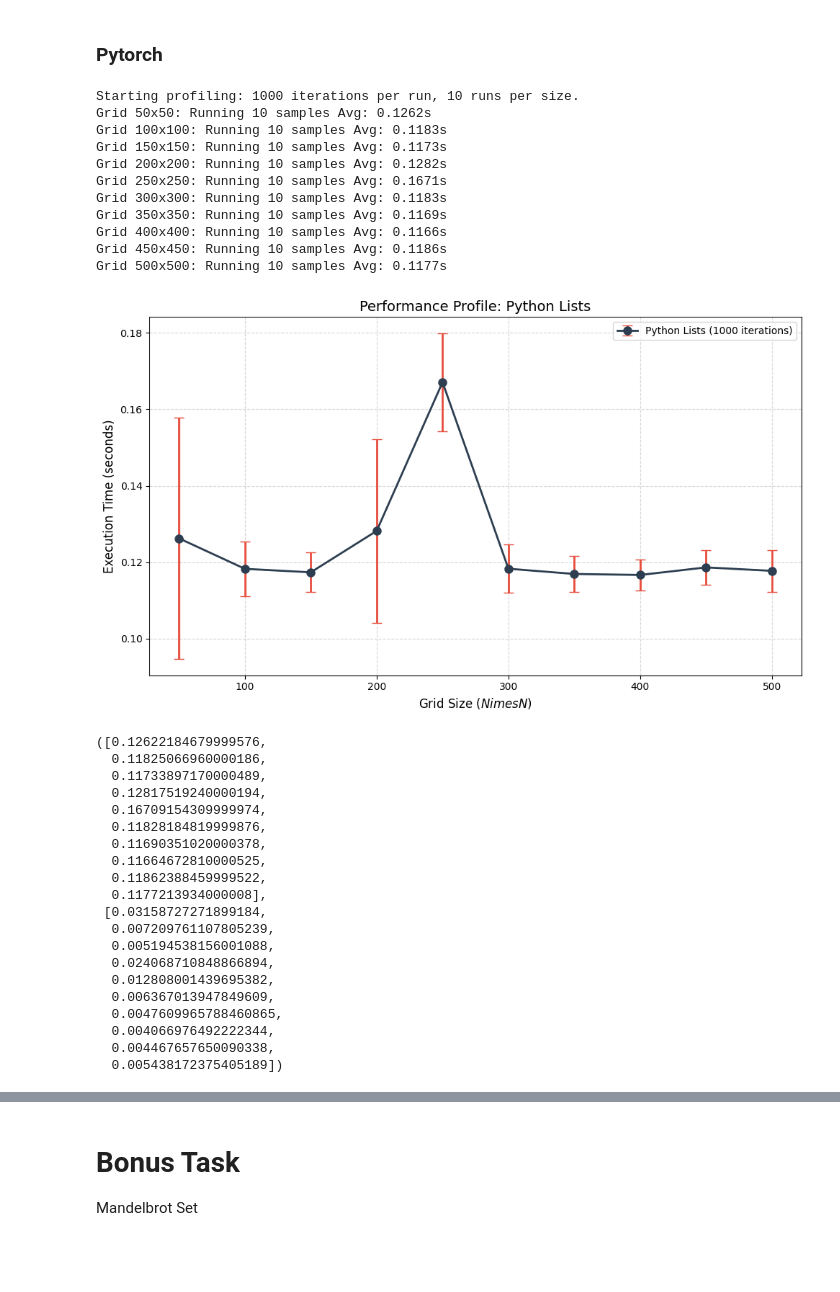
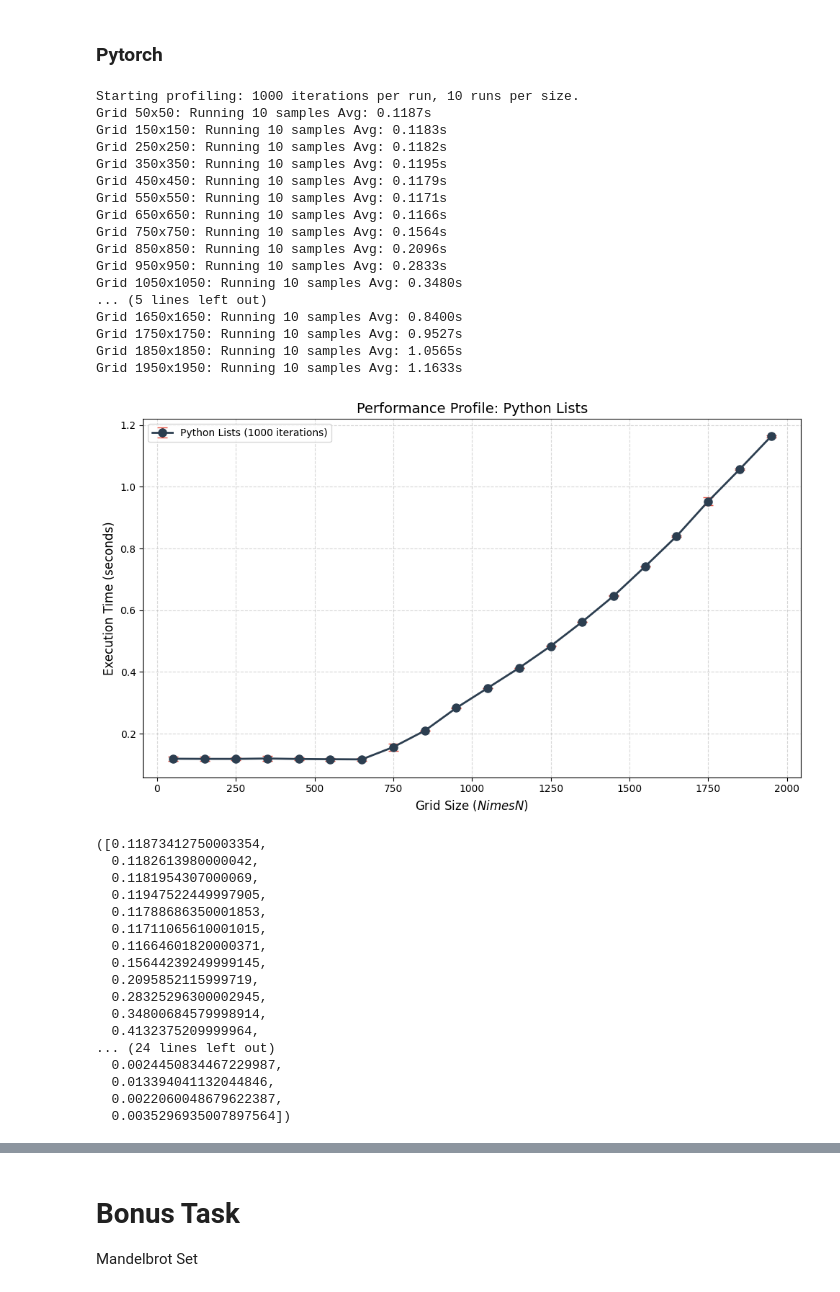
Before and after one commit to anson-ryea/dd2358-work, a Jupyter notebook: asm3/asm3.ipynb, the cells around one changed output, grey strips where cells are left out. Cells and saved outputs as stored; diff of their text form; code cells hidden in the pictures; blank space fills up the shorter version.

```diff
--- a/asm3/asm3.ipynb
+++ b/asm3/asm3.ipynb
@@ -352,41 +380,44 @@ import cupy as cp
 # %% [markdown]
 ### Pytorch
 # %%
-grid_sizes = range(50, 550, 50)
+grid_sizes = range(50, 2050, 100)
 iterations = 1000
 runs_per_size = 10
 
 profile_time(run_only_torch, initialise_grid_torch, grid_sizes, iterations, runs_per_size)
 # %% [output]
 Starting profiling: 1000 iterations per run, 10 runs per size.
-Grid 50x50: Running 10 samples Avg: 0.1262s
-Grid 100x100: Running 10 samples Avg: 0.1183s
-Grid 150x150: Running 10 samples Avg: 0.1173s
-Grid 200x200: Running 10 samples Avg: 0.1282s
-Grid 250x250: Running 10 samples Avg: 0.1671s
-Grid 300x300: Running 10 samples Avg: 0.1183s
-Grid 350x350: Running 10 samples Avg: 0.1169s
-Grid 400x400: Running 10 samples Avg: 0.1166s
-Grid 450x450: Running 10 samples Avg: 0.1186s
-Grid 500x500: Running 10 samples Avg: 0.1177s
+Grid 50x50: Running 10 samples Avg: 0.1187s
+Grid 150x150: Running 10 samples Avg: 0.1183s
+Grid 250x250: Running 10 samples Avg: 0.1182s
+Grid 350x350: Running 10 samples Avg: 0.1195s
+Grid 450x450: Running 10 samples Avg: 0.1179s
+Grid 550x550: Running 10 samples Avg: 0.1171s
+Grid 650x650: Running 10 samples Avg: 0.1166s
+Grid 750x750: Running 10 samples Avg: 0.1564s
+Grid 850x850: Running 10 samples Avg: 0.2096s
+Grid 950x950: Running 10 samples Avg: 0.2833s
+Grid 1050x1050: Running 10 samples Avg: 0.3480s
+... (5 lines left out)
+Grid 1650x1650: Running 10 samples Avg: 0.8400s
+Grid 1750x1750: Running 10 samples Avg: 0.9527s
+Grid 1850x1850: Running 10 samples Avg: 1.0565s
+Grid 1950x1950: Running 10 samples Avg: 1.1633s
-[figure, old version]
+[figure, new version]
-([0.12622184679999576,
-  0.11825066960000186,
-  0.11733897170000489,
-  0.12817519240000194,
-  0.16709154309999974,
-  0.11828184819999876,
-  0.11690351020000378,
-  0.11664672810000525,
-  0.11862388459999522,
-  0.1177213934000008],
- [0.03158727271899184,
-  0.007209761107805239,
-  0.005194538156001088,
-  0.024068710848866894,
-  0.012808001439695382,
-  0.006367013947849609,
-  0.0047609965788460865,
-  0.004066976492222344,
-  0.004467657650090338,
-  0.005438172375405189])
+([0.11873412750003354,
+  0.1182613980000042,
+  0.1181954307000069,
+  0.11947522449997905,
+  0.11788686350001853,
+  0.11711065610001015,
+  0.11664601820000371,
+  0.15644239249999145,
+  0.2095852115999719,
+  0.28325296300002945,
+  0.34800684579998914,
+  0.4132375209999964,
+... (24 lines left out)
+  0.0024450834467229987,
+  0.013394041132044846,
+  0.0022060048679622387,
+  0.0035296935007897564])
```
Also changed, not shown: parts of 6 cells of this notebook.
